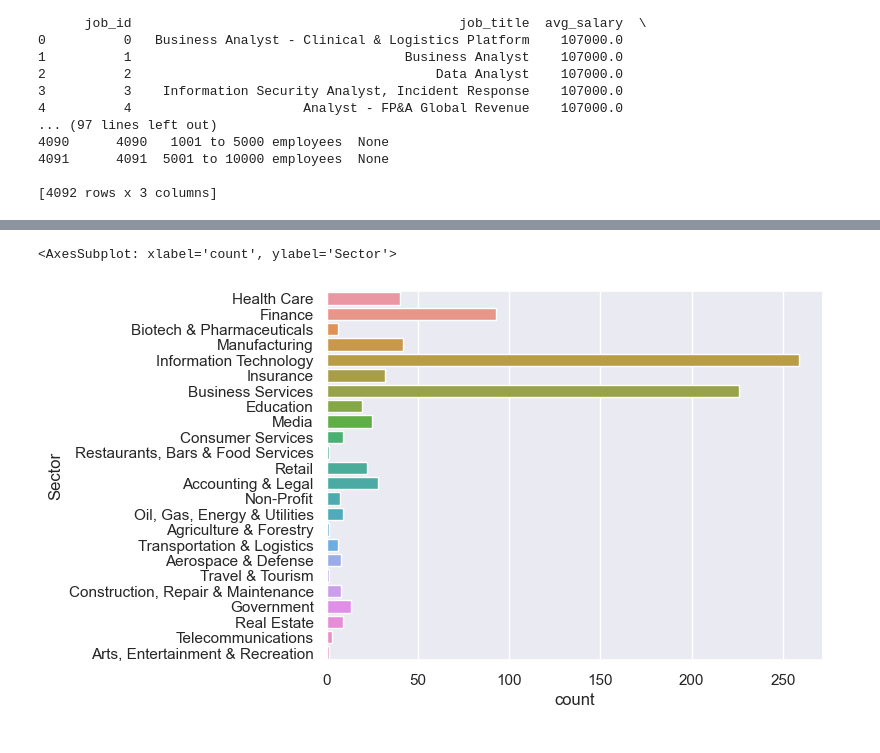
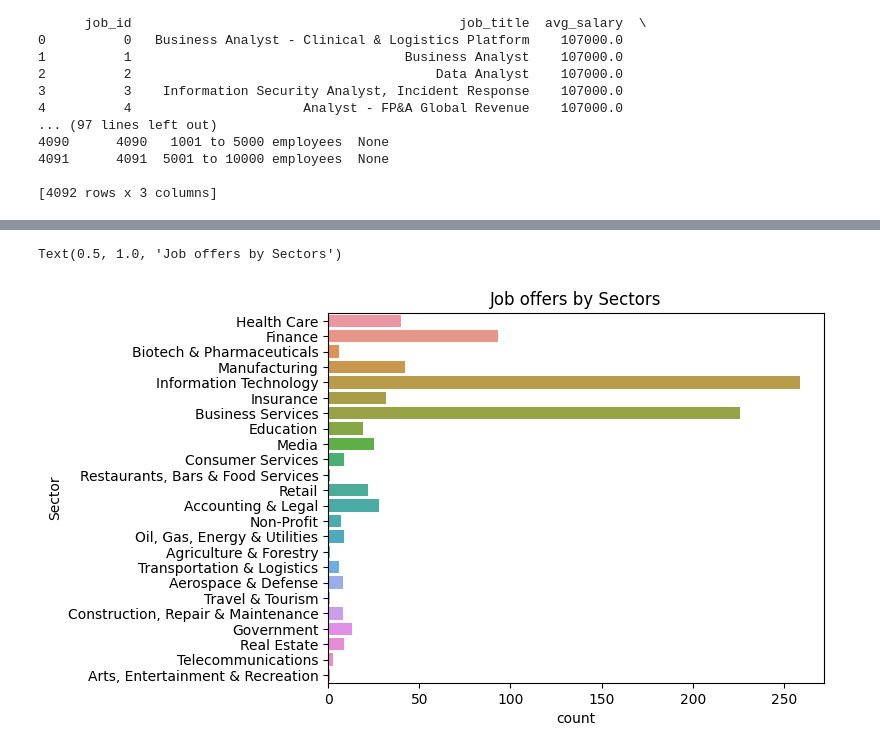
Before and after one commit to tsbarry/The_Job_Market, a Jupyter notebook: edaa.ipynb, the cells around one changed output, grey strips where cells are left out. Cells and saved outputs as stored; diff of their text form; code cells hidden in the pictures.

```diff
--- a/edaa.ipynb
+++ b/edaa.ipynb
@@ -99,7 +76,7 @@ import pandas as pd
 import statsmodels.api as sm
 import matplotlib as plt
 import numpy as np
-job_df = pd.read_csv('data/clean_data.csv')
-fig=sm.qqplot(job_df["Avg_Salary"])
+df = pd.read_csv('data/clean_data.csv')
+fig=sm.qqplot(df["Avg_Salary"])
 #plt.show()
 # %% [output]
@@ -132,5 +108,6 @@ sns.boxplot(x= 'State', y= 'Rating', data= job_df)
 # %%
-sns.countplot(y='Sector', data= job_df[:1000:])
+sns.countplot(y='Sector', data= df[:1000])
+plt.title('Job offers by Sectors', fontsize=12, fontweight='normal')
 # %% [output]
-<AxesSubplot: xlabel='count', ylabel='Sector'>
+Text(0.5, 1.0, 'Job offers by Sectors')
-[figure, old version]
+[figure, new version]
```
Also changed, not shown: parts of 22 cells of this notebook, 3 other files.
